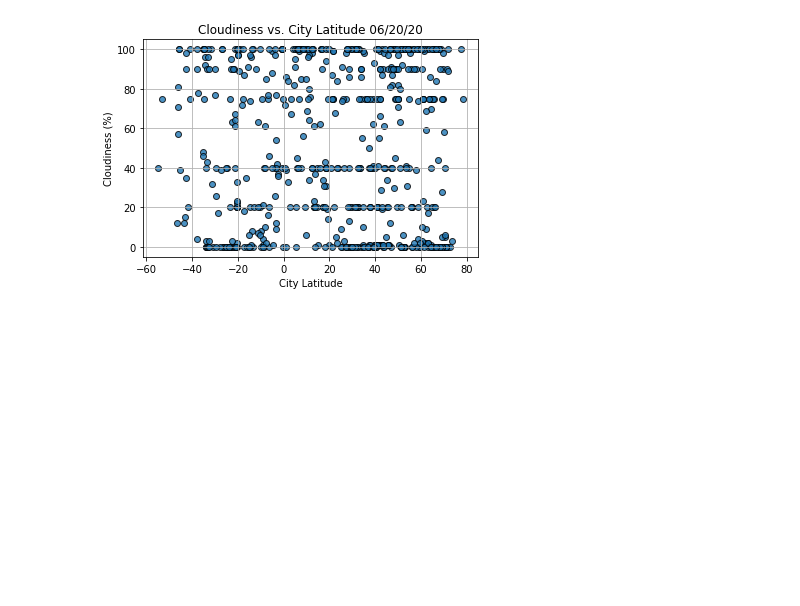
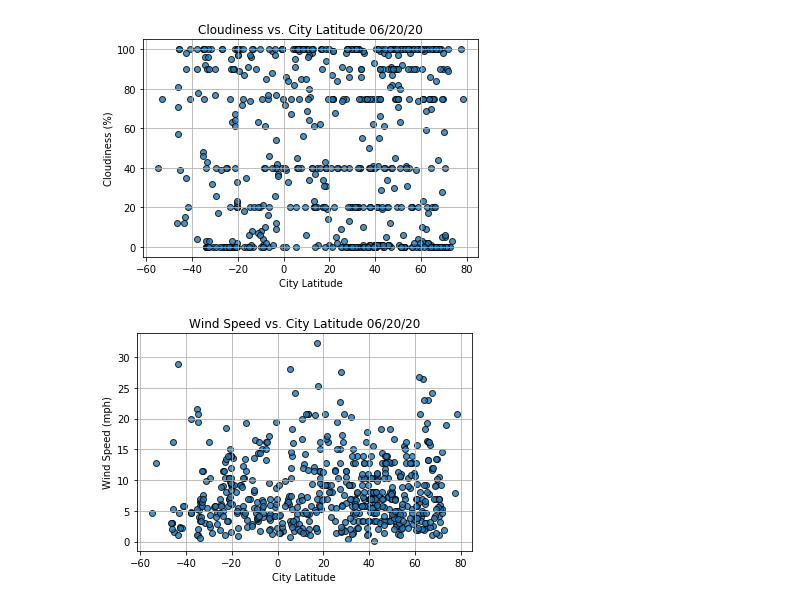
Before and after one commit to mauricio4337/World-Weather-Analysis, a Jupyter notebook: WeatherPy.ipynb, the cells around one changed output. Drawn from its saved outputs; the diff is of its cells as text; code cells hidden in the pictures; blank space fills up the shorter version.

```diff
--- a/WeatherPy.ipynb
+++ b/WeatherPy.ipynb
@@ -199,17 +200,19 @@ plt.show()
 # %%
 # Build scatter plot Max Temperature vs. latitude
 plt.scatter(lat,
             wind_speed,
             edgecolor='black', linewidth=1, marker='o',
             alpha=0.8,
             label='Cities')
 
 # Incorporate other graph properties
-plt.title(f'M vs. City Latitude ' + time.strftime("%x"))
-plt.ylabel('Max Temperature (F)')
+plt.title(f'Wind Speed vs. City Latitude ' + time.strftime("%x"))
+plt.ylabel('Wind Speed (mph)')
 plt.xlabel('City Latitude')
 plt.grid(True)
 
 # Save the figure to file and display the plot inline
-plt.savefig('weather_data\Fig1.png')
+plt.savefig('weather_data\Fig4.png')
 plt.show()
+# %% [output]
+[figure, added]
```
Also changed, not shown: parts of 11 cells of this notebook, 1 other file.
